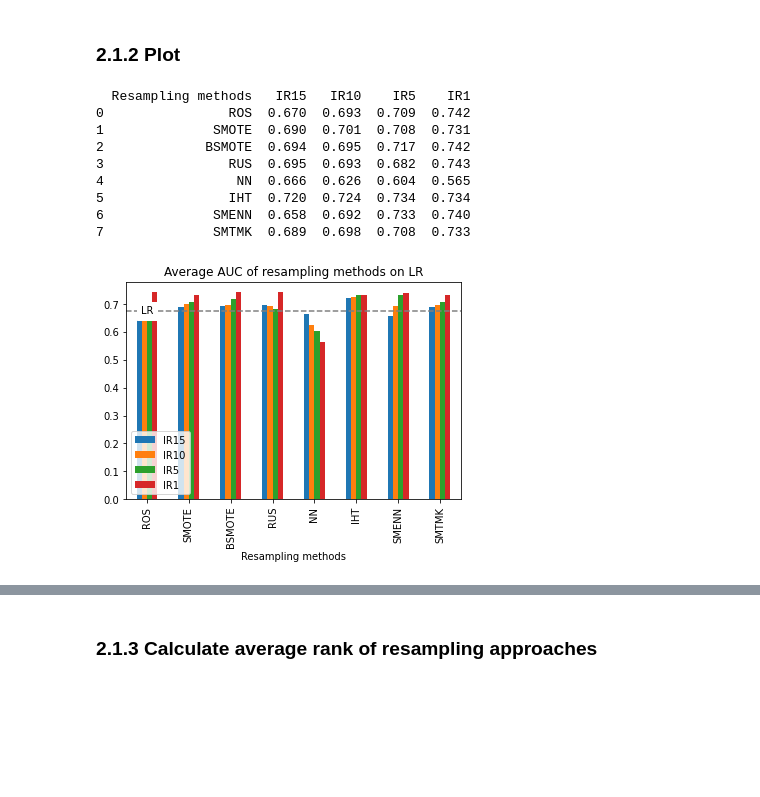
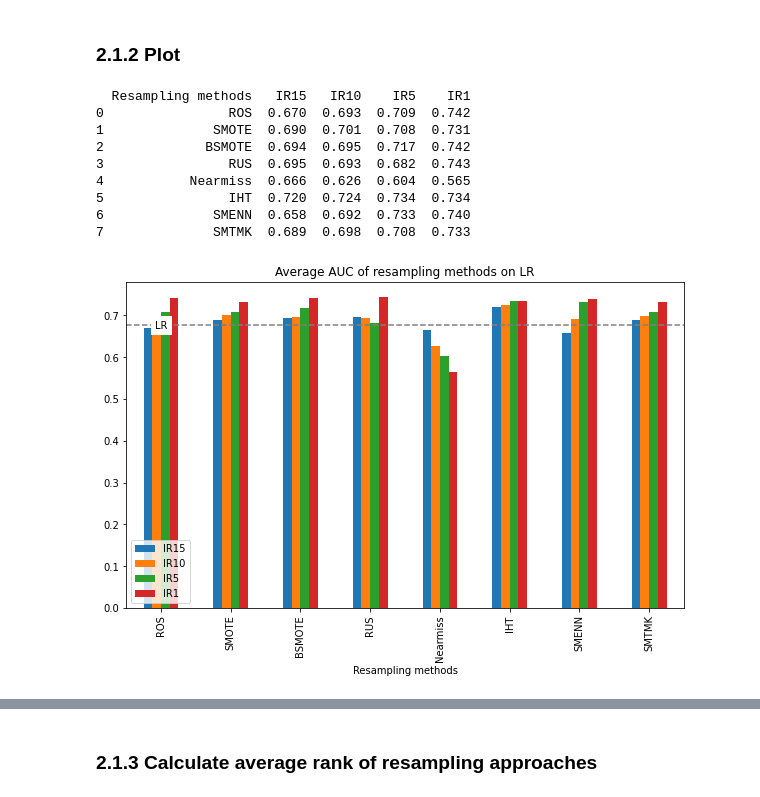
Before and after one commit to Sinan-Wang/thesis, a Jupyter notebook: Analysis/Analysis.ipynb, the cells around one changed output, grey strips where cells are left out. Saved outputs shown, nothing was run; the diff lists cells and outputs as text; code cells hidden in the pictures; blank space fills up the shorter version.

```diff
--- a/Analysis/Analysis.ipynb
+++ b/Analysis/Analysis.ipynb
@@ -208,32 +208,32 @@ NN     0.255  0.325  0.036  1.000
 # %%
 #concat auc of resampling methods accross 5 data sets
 #hmeq
-hmeq_logauc = pd.read_csv("/Users/kelly/Desktop/code_final/HMEQ/result/hmeq_logit_auc.csv", sep=",")
+hmeq_logauc = pd.read_csv("../HMEQ/result/hmeq_logit_auc.csv", sep=",")
 hmeq_logauc = hmeq_logauc.set_index('Approaches')
 hmeq_logauc.rename(columns = {'1:15':'hmeq_1:15','1:10':'hmeq_1:10',
                          '1:5':'hmeq_1:5','1:1':'hmeq_1:1','average_rank':'hmeq_average_rank' }, inplace = True)
 hmeq_logauc_tr = hmeq_logauc.transpose()
 hmeq_logauc_tr
 #ucig
-ucig_logauc = pd.read_csv("/Users/kelly/Desktop/code_final/UCI_G/result/ucig_logit_auc.csv", sep=",")
+ucig_logauc = pd.read_csv("../UCI_G/result/ucig_logit_auc.csv", sep=",")
 ucig_logauc = ucig_logauc.set_index('Approaches')
 ucig_logauc.rename(columns = {'1:15':'ucig_1:15','1:10':'ucig_1:10',
                          '1:5':'ucig_1:5','1:1':'ucig_1:1','average_rank':'ucig_average_rank' }, inplace = True)
 ucig_logauc_tr = ucig_logauc.transpose()
 #ucid
-ucid_logauc = pd.read_csv("/Users/kelly/Desktop/code_final/UCI_D/result/ucid_logit_auc.csv", sep=",")
+ucid_logauc = pd.read_csv("../UCI_D/result/ucid_logit_auc.csv", sep=",")
 ucid_logauc = ucid_logauc.set_index('Approaches')
 ucid_logauc.rename(columns = {'1:15':'ucid_1:15','1:10':'ucid_1:10',
                          '1:5':'ucid_1:5','1:1':'ucid_1:1', 'average_rank':'ucid_average_rank'}, inplace = True)
 ucid_logauc_tr = ucid_logauc.transpose()
 #ucip
-ucip_logauc = pd.read_csv("/Users/kelly/Desktop/code_final/UCI_P/result/ucip_logit_auc.csv", sep=",")
+ucip_logauc = pd.read_csv("../UCI_P/result/ucip_logit_auc.csv", sep=",")
 ucip_logauc = ucip_logauc.set_index('Approaches')
 ucip_logauc.rename(columns = {'1:15':'ucip_1:15','1:10':'ucip_1:10',
                          '1:5':'ucip_1:5','1:1':'ucip_1:1','average_rank':'ucip_average_rank' }, inplace = True)
 ucip_logauc_tr = ucip_logauc.transpose()
 #kaggle
-kaggle_logauc = pd.read_csv("/Users/kelly/Desktop/code_final/GMC/result/kaggle_logit_auc.csv", sep=",")
+kaggle_logauc = pd.read_csv("../GMC/result/kaggle_logit_auc.csv", sep=",")
 kaggle_logauc = kaggle_logauc.set_index('Approaches')
 kaggle_logauc.rename(columns = {'1:15':'kaggle_1:15','1:10':'kaggle_1:10',
                          '1:5':'kaggle_1:5','1:1':'kaggle_1:1', 'average_rank':'kaggle_average_rank' }, inplace = True)
@@ -459,38 +459,38 @@ smt1 =statistics.mean([logit_auc.iloc[3,7], logit_auc.iloc[7,7],
 # create data
 df = pd.DataFrame([['ROS', ros15, ros10, ros5, ros1], ['SMOTE', smote15, smote10, smote5, smote1],
                    ['BSMOTE', bsmote15, bsmote10, bsmote5, bsmote1],['RUS', rus15, rus10, rus5, rus1],
-                   ['NN', nn15, nn10, nn5, nn1], ['IHT', iht15, iht10, iht5, iht1],
+                   ['Nearmiss', nn15, nn10, nn5, nn1], ['IHT', iht15, iht10, iht5, iht1],
                    ['SMENN', smenn15, smenn10, smenn5, smenn1], ['SMTMK', smt15, smt10, smt5, smt1]],
                   columns=['Resampling methods', 'IR15', 'IR10', 'IR5', 'IR1'])
 # view data
 print(df)
 
 # plot grouped bar chart
 df.plot(x='Resampling methods',
         kind='bar',
         stacked=False,
         title='Average AUC of resampling methods on LR')
 
 #add a dash line of avaerage logit auc
 
 plt.axhline(y= logit_meanauc,color='grey', linestyle ='dashed')
 plt.text(0, logit_meanauc, 'LR', fontsize=10, va='center', ha='center', backgroundcolor='w')
 
 #adjust the size of plot
 plt.rcParams["figure.figsize"] = [10, 6]
-plt.savefig('/Users/kelly/Desktop/code_final/Analysis/result/logit_auc.jpg')
+plt.savefig('./result/logit_auc.jpg')
 plt.show()
 # %% [output]
   Resampling methods   IR15   IR10    IR5    IR1
 0                ROS  0.670  0.693  0.709  0.742
 1              SMOTE  0.690  0.701  0.708  0.731
 2             BSMOTE  0.694  0.695  0.717  0.742
 3                RUS  0.695  0.693  0.682  0.743
-4                 NN  0.666  0.626  0.604  0.565
+4           Nearmiss  0.666  0.626  0.604  0.565
 5                IHT  0.720  0.724  0.734  0.734
 6              SMENN  0.658  0.692  0.733  0.740
 7              SMTMK  0.689  0.698  0.708  0.733
-[figure, old version]
+[figure, new version]
 # %%
 # calculate mean gmeans of five datasets in case of certain approach and certain ir
 #logit
```
Also changed, not shown: parts of 17 cells of this notebook, 10 other files.
